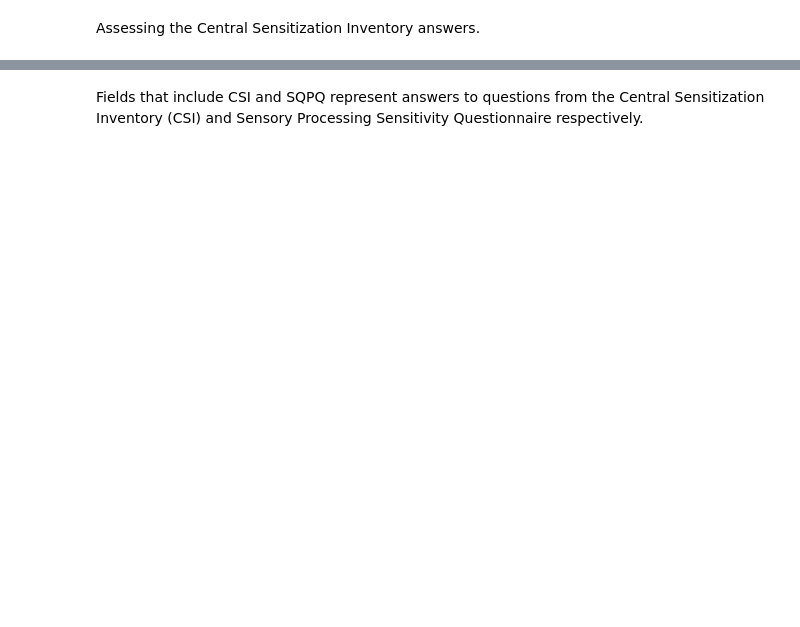
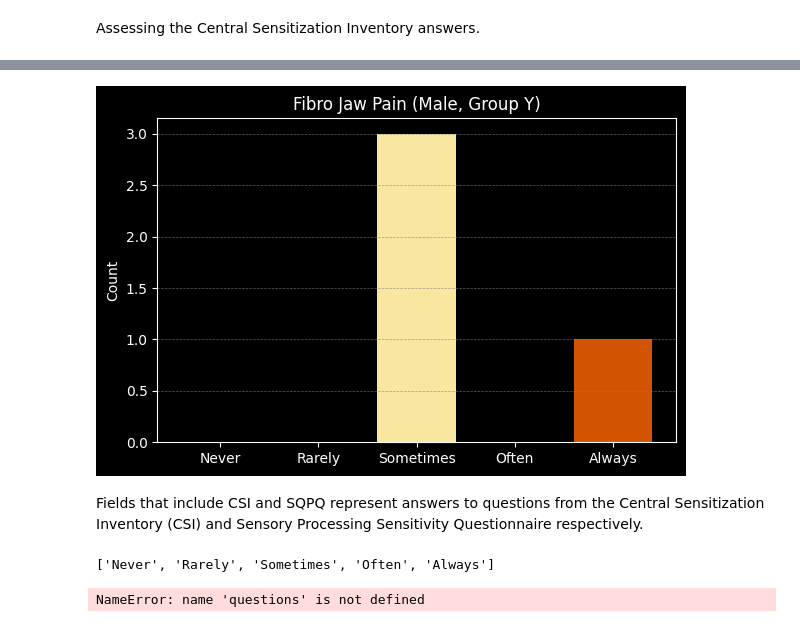
Before and after one commit to itstaylorham/Fibro-Analysis, a Jupyter notebook: Term Project DSC530-T301.ipynb, the cells around one changed output, grey strips where cells are left out. Saved outputs shown, nothing was run; the diff lists cells and outputs as text; code cells hidden in the pictures; blank space fills up the shorter version.

```diff
--- a/Term Project DSC530-T301.ipynb
+++ b/Term Project DSC530-T301.ipynb
@@ -86,2 +165,31 @@ categories = []
+# %%
+labels = ['Never', 'Rarely', 'Sometimes', 'Often', 'Always']
+colors = ['#f7cac9', '#92a8d1', '#f9e79f', '#f5b041', '#d35400']
+
+plt.style.use('dark_background')
+
+fig, ax = plt.subplots(figsize=(6, 4))
+ax.bar(labels, counts, color=colors)
+ax.set_ylabel('Count')
+ax.set_title('Fibro Jaw Pain (Male, Group Y)')
+ax.grid(True, color='gray', linestyle='--', linewidth=0.5, axis='y', alpha=0.7)
+plt.tight_layout()
+plt.show()
+# %% [output]
+[figure, added]
 # %% [markdown]
 Fields that include CSI and SQPQ represent answers to questions from the Central Sensitization Inventory (CSI) and Sensory Processing Sensitivity Questionnaire respectively.
+# %%
+categories = csi_keys.values.flatten().tolist()
+categories
+# %% [output]
+['Never', 'Rarely', 'Sometimes', 'Often', 'Always']
+# %%
+melted = csi_responses.melt(
+    id_vars=csi_responses.columns.difference(questions),
+    value_vars=questions,
+    var_name="question",
+    value_name="response"
+)
+# %% [output]
+NameError: name 'questions' is not defined
```
Also changed, not shown: parts of 11 cells of this notebook, 5 other files.
